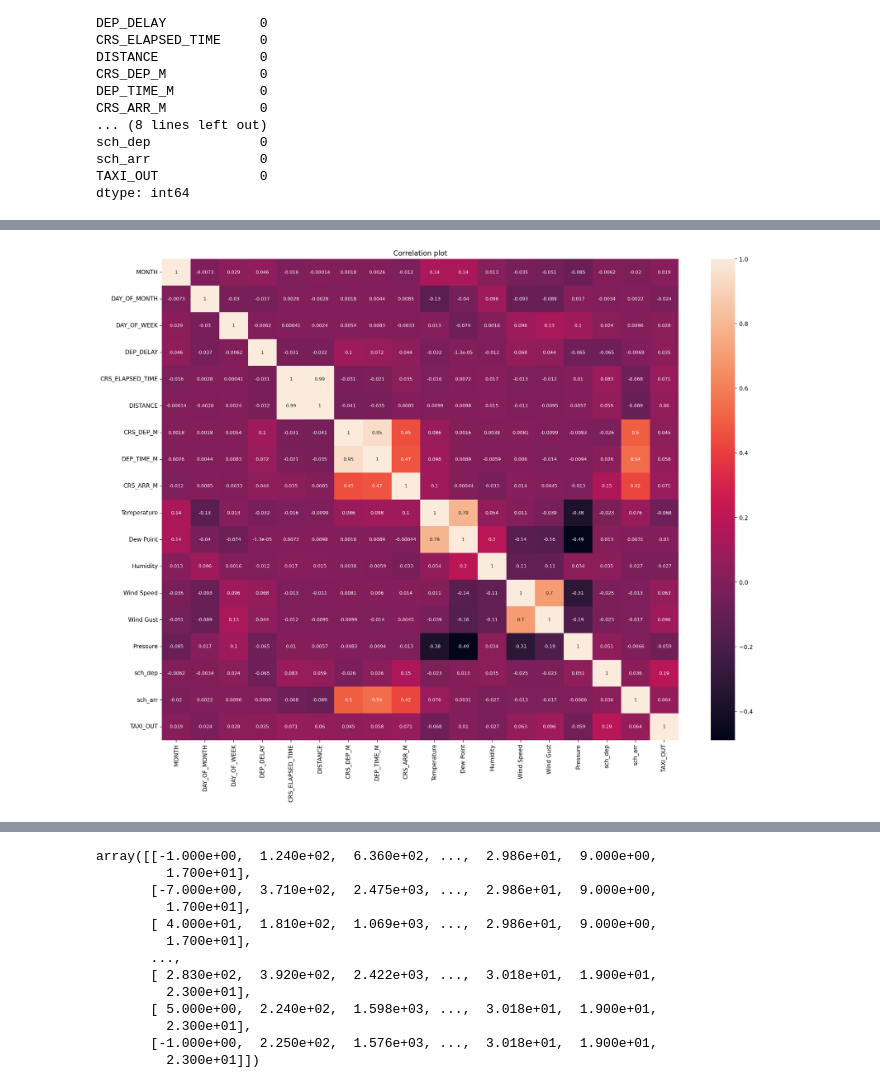
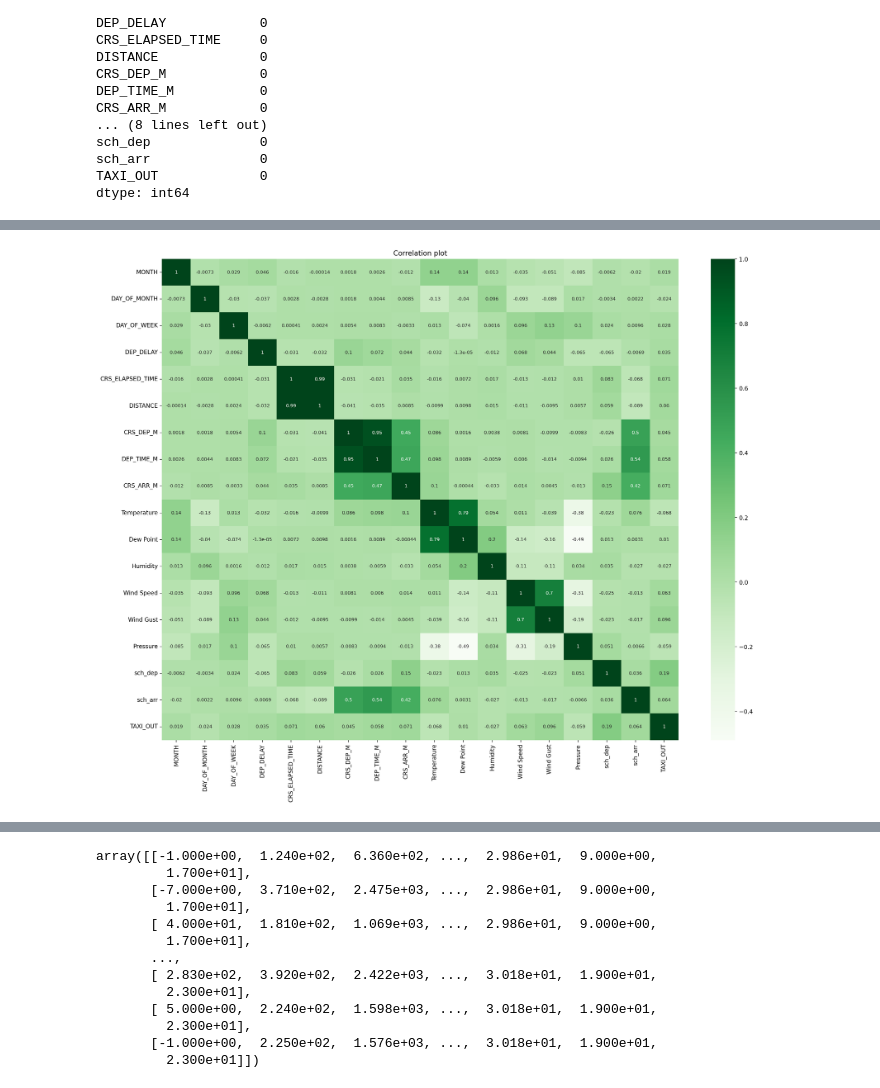
Before and after one commit to sharminsiddique/Assignments-, a Jupyter notebook: lin_reg.ipynb, the cells around one changed output, grey strips where cells are left out. Drawn from its saved outputs; the diff is of its cells as text; code cells hidden in the pictures.

```diff
--- a/lin_reg.ipynb
+++ b/lin_reg.ipynb
@@ -116,12 +116,12 @@ corr_flights
 # %%
 ## heatmap
 plt.figure(figsize=(20,15))
-sns.heatmap(corr_flights, annot= True, annot_kws={"size" : 8})
+sns.heatmap(corr_flights, annot= True, annot_kws={"size" : 8}, cmap = "Greens")
 plt.title('Correlation plot', loc = "center")
 plt.show()
 %config InlineBackend.figure_format='retina'
 # %% [output]
-[figure, old version]
+[figure, new version]
 # %%
 ## descriptive statistics
 data.describe()
```
